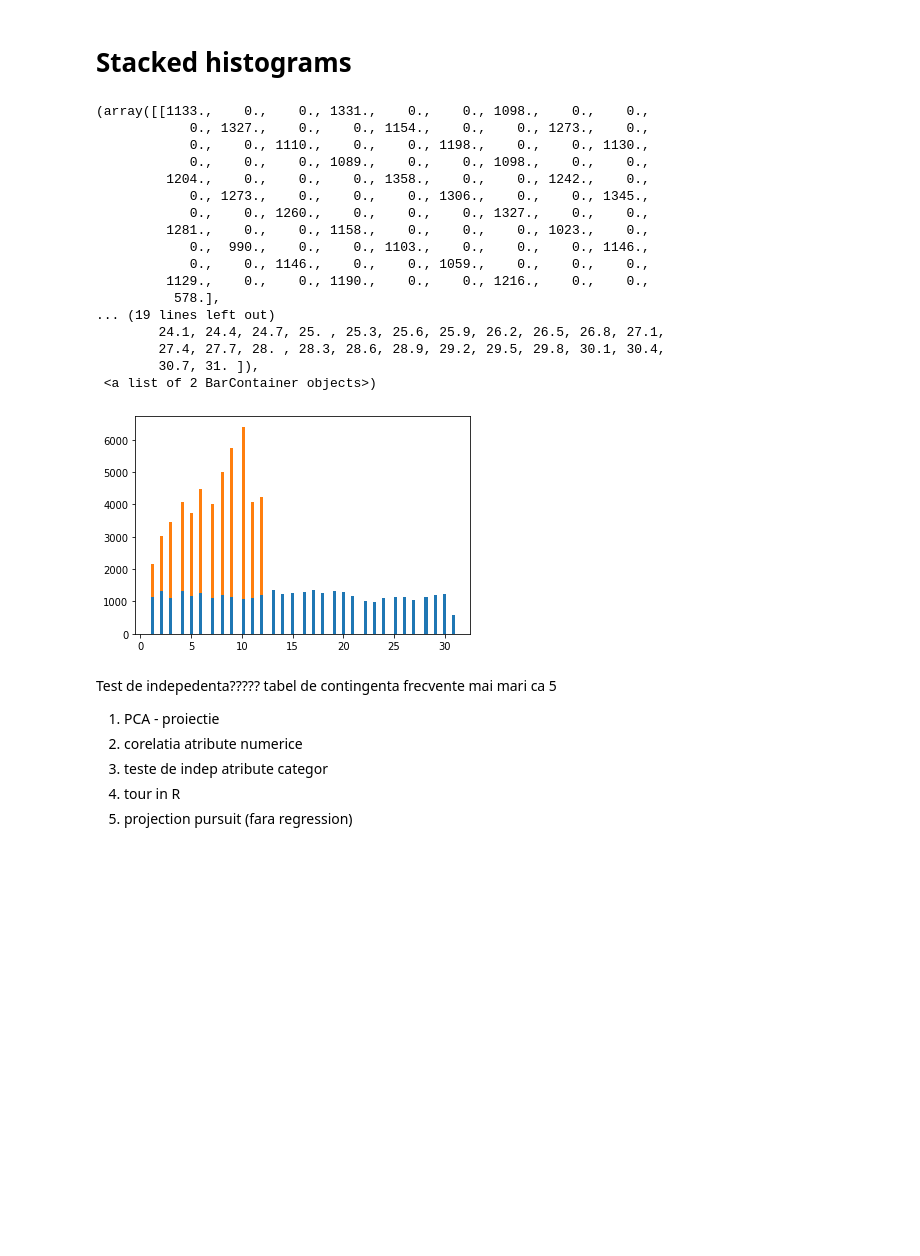
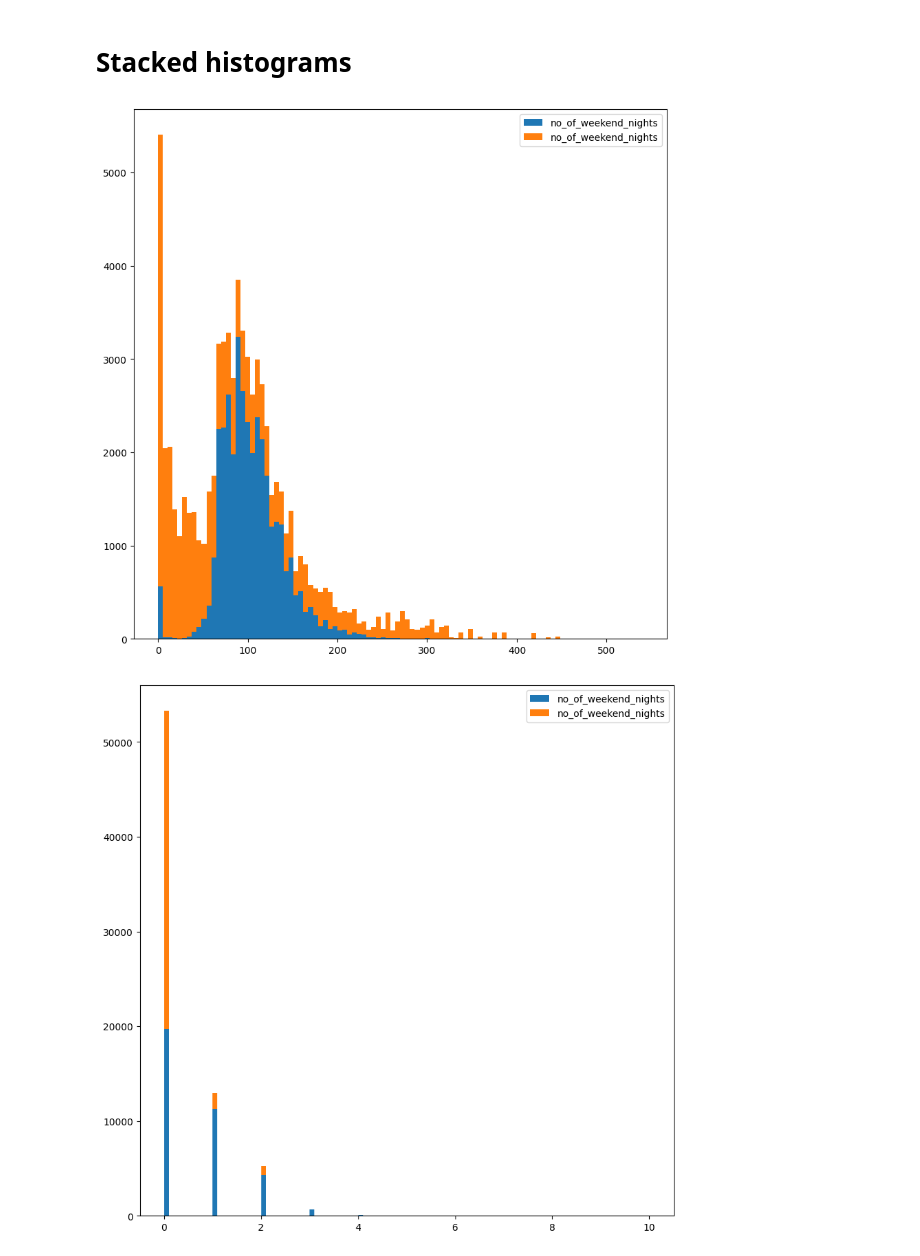
Before and after one commit to Ca3zsar/DM-Tasks, a Jupyter notebook: DM_Task1.ipynb, the cells around one changed output. Saved outputs shown, nothing was run; the diff lists cells and outputs as text; code cells hidden in the pictures; blank space fills up the shorter version.

```diff
--- a/DM_Task1.ipynb
+++ b/DM_Task1.ipynb
@@ -451,32 +483,16 @@ ax.legend(bbox_to_anchor=(1.05, 1), loc=2, borderaxespad=0.0)
 # T-test
 # %% [markdown]
  # Stacked histograms
-# %%
-# staked histogram for numerical variables
-plt.hist(hotel[numerical_columns[:2]], bins = 100, stacked=True, label = numerical_columns[:2], figsize=(10, 10))
-# %% [output]
-(array([[1133.,    0.,    0., 1331.,    0.,    0., 1098.,    0.,    0.,
-            0., 1327.,    0.,    0., 1154.,    0.,    0., 1273.,    0.,
-            0.,    0., 1110.,    0.,    0., 1198.,    0.,    0., 1130.,
-            0.,    0.,    0., 1089.,    0.,    0., 1098.,    0.,    0.,
-         1204.,    0.,    0.,    0., 1358.,    0.,    0., 1242.,    0.,
-            0., 1273.,    0.,    0.,    0., 1306.,    0.,    0., 1345.,
-            0.,    0., 1260.,    0.,    0.,    0., 1327.,    0.,    0.,
-         1281.,    0.,    0., 1158.,    0.,    0.,    0., 1023.,    0.,
-            0.,  990.,    0.,    0., 1103.,    0.,    0.,    0., 1146.,
-            0.,    0., 1146.,    0.,    0., 1059.,    0.,    0.,    0.,
-         1129.,    0.,    0., 1190.,    0.,    0., 1216.,    0.,    0.,
-          578.],
-... (19 lines left out)
-        24.1, 24.4, 24.7, 25. , 25.3, 25.6, 25.9, 26.2, 26.5, 26.8, 27.1,
-        27.4, 27.7, 28. , 28.3, 28.6, 28.9, 29.2, 29.5, 29.8, 30.1, 30.4,
-        30.7, 31. ]),
- <a list of 2 BarContainer objects>)
-[figure, removed]
-# %% [markdown]
-Test de indepedenta????? tabel de contingenta frecvente mai mari ca 5
-1. PCA - proiectie
-2. corelatia atribute numerice
-3. teste de indep atribute categor
-4. tour in R
-5. projection pursuit (fara regression)
+# %%
+plt.figure(figsize=(10, 10))
+plt.hist([hotel["avg_price_per_room"], hotel["lead_time"]], bins = 100, stacked=True, label = [col1, col2])
+plt.legend()
+plt.show()
+
+plt.figure(figsize=(10, 10))
+plt.hist([hotel["no_of_special_requests"], hotel["no_of_children"]], bins = 100, stacked=True, label = [col1, col2])
+plt.legend()
+plt.show()
+# %% [output]
+[figure, added]
+[figure, added]
```
Also changed, not shown: parts of 8 cells of this notebook, 6 other files.
